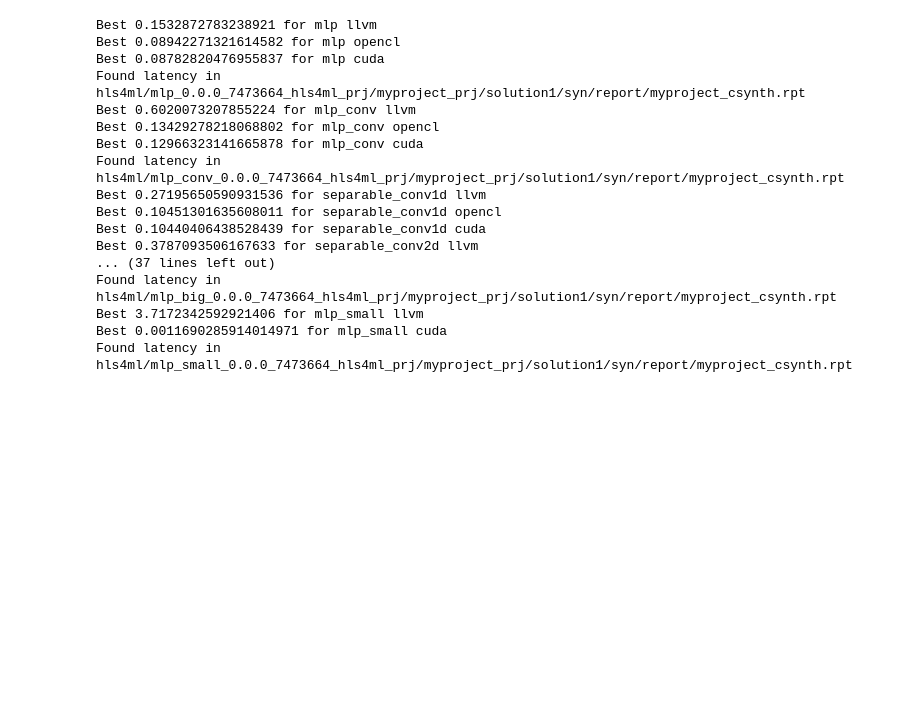
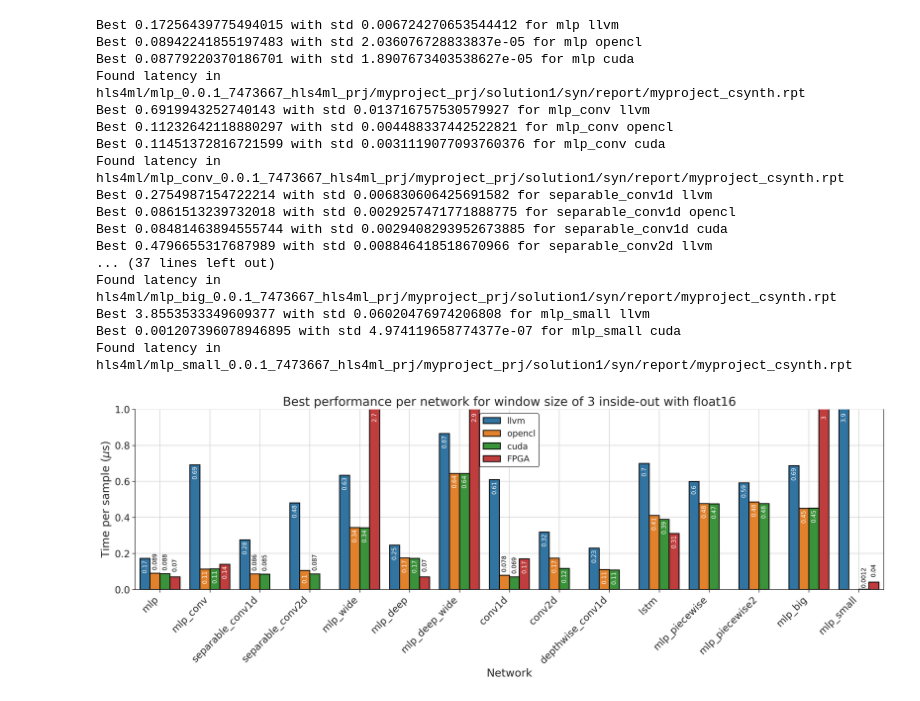
Before and after one commit to Zaptos27/master_thesis, a Jupyter notebook: plotting/plots.ipynb, the cells around one changed output. Saved outputs shown, nothing was run; the diff lists cells and outputs as text; code cells hidden in the pictures; blank space fills up the shorter version.

```diff
--- a/plotting/plots.ipynb
+++ b/plotting/plots.ipynb
@@ -38,15 +38,17 @@ sns.set_context("paper")
 targets = ["llvm", "opencl", "cuda"]
 networks = ["mlp", "mlp_conv", "separable_conv1d", "separable_conv2d", "mlp_wide", "mlp_deep", "mlp_deep_wide", "conv1d", "conv2d", "depthwise_conv1d", "lstm", "mlp_piecewise", "mlp_piecewise2", "mlp_big", "mlp_small"]
 old_cluster = 7476309
-version = "0.0.0"
-old_cluster2 = 7473664
-
+version = "0.0.1"
+old_cluster2 = 7473667
+versions = ["0.0.0", "0.1.0", "0.1.1", "0.0.1"]
+old_cluster2s = [7473664,7473665,7473666,7473667]
 if version[2] == "0":
     windowsize = 3
 else:
     windowsize = 4
 # %%
 best = []
+beststd = []
 fpga = []
 for i, network in enumerate(networks):
     fig , ax = plt.subplots(figsize=(10, 6))
@@ -54,6 +56,7 @@ for i, network in enumerate(networks):
         files = glob.glob(f'../../final/benchmarks/{network}-*{version}-{target}-{old_cluster}*d.perf')
         if files == []:
             best.append(np.nan)
+            beststd.append(np.nan)
             continue
         #files = glob.glob(f'../../final/benchmarks/{network}-*-{target}-{old_cluster}*d.perf')
         #print(files)
@@ -67,11 +70,12 @@ for i, network in enumerate(networks):
         me = np.array([np.mean(d) for d in data])
         st = np.array([np.std(d) for d in data])
         batch_size = np.array(batch_size)
-        ax.plot(batch_size, me/batch_size*1e6, ['s', 'o', '*'][j], label=target)
+        ax.errorbar(batch_size, me/batch_size*1e6, yerr=st/batch_size*1e6, fmt=['s', 'o', '*'][j], label=target)
         # Make best of each target in a box and place it at 10 and bachsize of 4096
         ax.text(4096, np.exp(j*0.35+1), fr"{target}: {np.amin(me/batch_size*1e6):.2f} $\mu$ s", ha='center', va='center', bbox=dict(facecolor='white', edgecolor='black', alpha=1))
         best.append(np.amin(me/batch_size*1e6))
-        print(f"Best {np.amin(me/batch_size*1e6)} for {network} {target}")
+        beststd.append((st/batch_size*1e6)[np.argmin(me/batch_size*1e6)])
+        print(f"Best {np.amin(me/batch_size*1e6)} with std {(st/batch_size*1e6)[np.argmin(me/batch_size*1e6)]} for {network} {target}")
     if os.path.exists(f"hls4ml/{network}_{version}_{old_cluster2}_hls4ml_prj/myproject_prj/solution1/syn/report/myproject_csynth.rpt"):
         hls4ml_rpt = f"hls4ml/{network}_{version}_{old_cluster2}_hls4ml_prj/myproject_prj/solution1/syn/report/myproject_csynth.rpt"
         # Find the max latency
@@ -106,57 +110,65 @@ for i, network in enumerate(networks):
         plt.savefig(f"../../final/runtime/{network}_runtime_{version}_fp16.pdf")
     plt.close()
 # %% [output]
-Best 0.1532872783238921 for mlp llvm
-Best 0.08942271321614582 for mlp opencl
-Best 0.08782820476955837 for mlp cuda
-Found latency in hls4ml/mlp_0.0.0_7473664_hls4ml_prj/myproject_prj/solution1/syn/report/myproject_csynth.rpt
-Best 0.6020073207855224 for mlp_conv llvm
-Best 0.13429278218068802 for mlp_conv opencl
-Best 0.12966323141665878 for mlp_conv cuda
-Found latency in hls4ml/mlp_conv_0.0.0_7473664_hls4ml_prj/myproject_prj/solution1/syn/report/myproject_csynth.rpt
-Best 0.27195650590931536 for separable_conv1d llvm
-Best 0.10451301635608011 for separable_conv1d opencl
-Best 0.10440406438528439 for separable_conv1d cuda
-Best 0.3787093506167633 for separable_conv2d llvm
+Best 0.17256439775494015 with std 0.006724270653544412 for mlp llvm
+Best 0.08942241855197483 with std 2.036076728833837e-05 for mlp opencl
+Best 0.08779220370186701 with std 1.8907673403538627e-05 for mlp cuda
+Found latency in hls4ml/mlp_0.0.1_7473667_hls4ml_prj/myproject_prj/solution1/syn/report/myproject_csynth.rpt
+Best 0.6919943252740143 with std 0.013716757530579927 for mlp_conv llvm
+Best 0.11232642118880297 with std 0.004488337442522821 for mlp_conv opencl
+Best 0.11451372816721599 with std 0.0031119077093760376 for mlp_conv cuda
+Found latency in hls4ml/mlp_conv_0.0.1_7473667_hls4ml_prj/myproject_prj/solution1/syn/report/myproject_csynth.rpt
+Best 0.2754987154722214 with std 0.006830606425691582 for separable_conv1d llvm
+Best 0.0861513239732018 with std 0.0029257471771888775 for separable_conv1d opencl
+Best 0.08481463894555744 with std 0.0029408293952673885 for separable_conv1d cuda
+Best 0.4796655317687989 with std 0.008846418518670966 for separable_conv2d llvm
 ... (37 lines left out)
-Found latency in hls4ml/mlp_big_0.0.0_7473664_hls4ml_prj/myproject_prj/solution1/syn/report/myproject_csynth.rpt
-Best 3.7172342592921406 for mlp_small llvm
-Best 0.0011690285914014971 for mlp_small cuda
-Found latency in hls4ml/mlp_small_0.0.0_7473664_hls4ml_prj/myproject_prj/solution1/syn/report/myproject_csynth.rpt
+Found latency in hls4ml/mlp_big_0.0.1_7473667_hls4ml_prj/myproject_prj/solution1/syn/report/myproject_csynth.rpt
+Best 3.8553533349609377 with std 0.06020476974206808 for mlp_small llvm
+Best 0.001207396078946895 with std 4.974119658774377e-07 for mlp_small cuda
+Found latency in hls4ml/mlp_small_0.0.1_7473667_hls4ml_prj/myproject_prj/solution1/syn/report/myproject_csynth.rpt
 # %%
 #make a bar plot of the stds using seaborn
 import pandas as pd
+def custom_errorbar(data):
+    return data['STD']
 data = []
 for i, network in enumerate(networks):
     for j, target in enumerate(targets):
-        data.append([network, target, best[i*3+j]])
+        if np.isnan(best[i*3+j]):
+            continue
+        data.append([network, target, best[i*3+j], beststd[i*3+j]])
     if not np.isnan(fpga[i]):
-        data.append([network, "FPGA", fpga[i]])
-df = pd.DataFrame(data, columns=['Network', 'Target', 'Time'])
+        data.append([network, "FPGA", fpga[i], 0])
+df = pd.DataFrame(data, columns=['Network', 'Target', 'Time', 'sd'])
 fig, ax = plt.subplots(1, figsize=(18, 6))
-sns.barplot(df, x="Network", y="Time", ax=ax, linewidth=1.5, edgecolor="black", hue="Target")
+sns.barplot(df, x="Network", y="Time", ax=ax, errorbar='sd', linewidth=1.5, edgecolor="black", hue="Target")
 ax.set_title(f"Best performance per network for window size of {windowsize}"+ (" inside-out" if version[2] == "0" else " outside-in") + (" with float32" if old_cluster == 7476308 else " with float16"), fontsize=20)
 ax.set_xlabel("Network", fontsize=18)
 ax.set_ylabel(r"Time per sample ($\mu$s)", fontsize=18)
 ax.set_xticklabels(networks, rotation=45, ha="right")
 ax.grid()
 for p in ax.patches:
-    ax.annotate(format(p.get_height(), '.1f'),
-                (p.get_x() + p.get_width() / 2., np.amax([np.amin([p.get_height(),0.95]),0.1])),
+    if not p.get_height() and not p.get_x() and not p.get_width():
+        continue
+    ax.annotate(format(p.get_height(), '.2g'),
+                (p.get_x() + p.get_width() / 2., np.amin([p.get_height(),1])-0.01 if p.get_height() > 0.1 else p.get_height()+0.1),
                 ha = 'center', va = 'center',
                 xytext = (0, -10),
                 textcoords = 'offset points',
-                color='white', rotation=90)
+                color='white' if p.get_height()>0.1 else 'black', rotation=90)
 plt.tight_layout()
 # set the size of the labels
 plt.xticks(fontsize=16)
 plt.yticks(fontsize=16)
 plt.legend(fontsize=14)
 sns.despine(top=True, right=False)
 ax.set_ylim(0,1)
-#plt.show()
+plt.show()
 if old_cluster == 7476308:
     plt.savefig(f"../../final/runtime/best_performance_{version}.pdf", bbox_inches='tight')
 else:
     plt.savefig(f"../../final/runtime/best_performance_{version}_fp16.pdf", bbox_inches='tight')
 plt.close()
+# %% [output]
+[figure, added]
```
Also changed, not shown: 6 other files.
